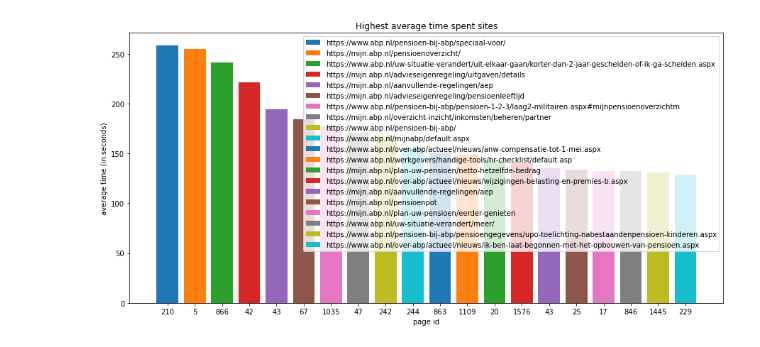
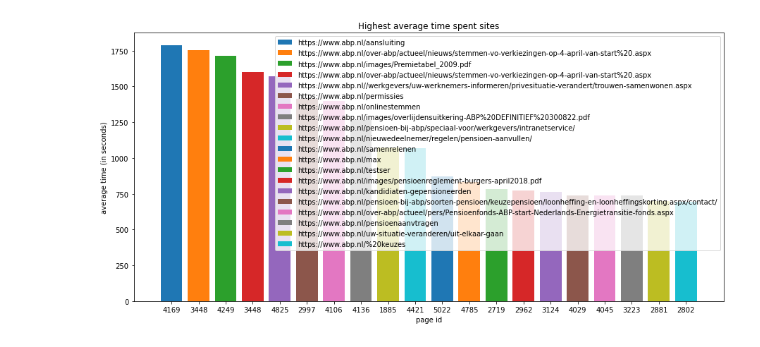
Before and after one commit to MatthewFoster02/3-1-APG-Digital-Exit-Strategy, a Jupyter notebook: src/main/time_spent_visualization.ipynb, the cells around one changed output. Cells and saved outputs as stored; diff of their text form; code cells hidden in the pictures.

Commit message:
temp

```diff
--- a/src/main/time_spent_visualization.ipynb
+++ b/src/main/time_spent_visualization.ipynb
@@ -14,25 +14,31 @@ def add_address_of_reduced_url(given_address): # could be useful for easily allo
 
 # ------ operations -------
 def load_time_spent_to_list(size, url_infos, time_infos):
-    temp = [[] * 1 for i in range(size+1)] # 2D list, changeable and allows same values
+    temp = [[] * 1 for i in range(size+1)] # 2D list, changeable and allows same values where each index represents the id of the page
 
     for x in range(len(time_infos)):
-        time_info = time_infos[x]
-        current_URL_list = url_infos[x]
+        time_info = time_infos[x] # accessing time_spent info of the user
+        current_URL_list = url_infos[x] # accessing page ids the user has accessed
         for y in range(len(time_info)):
-            temp[current_URL_list[y]].append(time_info[y])
+            temp[current_URL_list[y]].append(time_info[y]) # adding time info to it's corresponding index (page id)
 
     return temp
 
-def get_average_list(given_lists, lower):
-    avg_time_spent_list = [int(sum(given_list) / len(given_list)) if len(given_list) > lower else 0 for given_list in given_lists]
+def get_average_list(given_lists, lower_bound = 0):
+    avg_time_spent_list = [int(sum(given_list) / len(given_list)) if len(given_list) > lower_bound else 0 for given_list in given_lists]
     return avg_time_spent_list
 
 def get_freq_list(given_lists):
-    freq_of_time_spent_list = [len(given_list) for given_list in given_lists]
+    freq_of_time_spent_list = [len(given_list) for given_list in given_lists] # should length of 0 not be added at all?
     return freq_of_time_spent_list
 
-def get_confidence_interval(given_list): # not useful right now
+def get_freq_list(given_lists, lower_bound = 0):
+    freq_of_time_spent_list = [len(given_list) if len(given_list) > lower_bound else 0 for given_list in given_lists] # should length of 0 not be added at all?
+    freq_of_time_spent_list = [i for i in freq_of_time_spent_list if i != 0] # removing 0
+    return freq_of_time_spent_list
+
+# this might not be the correct way of calculating confidence intervals, TODO
+def get_confidence_interval(given_list): # currently only "frequency list" as an input makes sense to this method
     temp = given_list.copy()
     m = np.mean(temp)
     s = np.std(temp)
@@ -43,14 +49,14 @@ def get_confidence_interval(given_list): # not useful right now
 
     return [m-s*t_crit/np.sqrt(len(temp)), m+s*t_crit/np.sqrt(len(temp))] # returns lower-bound and upper-bound
 
-def get_var_list(given_lists):
-    var_time_spent_list = [np.var(given_list) if len(given_list) != 0 else 0 for given_list in given_lists]
+def get_var_list(given_lists, lower_bound = 0):
+    var_time_spent_list = [np.var(given_list) if len(given_list) > lower_bound else 0 for given_list in given_lists] # is this right?
     return var_time_spent_list
 
 # this will allow us to get top N of any list with it's urls too (assuming index represents the id of page)
 def get_top_N(elements, size):
-    temp = elements.copy() # to disallow changes of temp to affect the orginial one
-    temp = [int(x) for x in temp]
+    temp = elements.copy() # to disallow changes of temp to affect the original one
+    temp = [int(x) for x in temp] # converting to int to make it easier to represent in visualization
     highest_values = []
     saved_indexes = []
     saved_urls = []
@@ -62,17 +68,17 @@ def get_top_N(elements, size):
                 biggest_val = temp[l]
 
         highest_values.append(biggest_val)
-        current_index = temp.index(biggest_val) # returns the first occurrence, so no problem
+        current_index = temp.index(biggest_val) # getting index of the first occurrence, this loop will continue until we have no such occurrence; then it will go onto the next value
 
         saved_indexes.append(current_index)
         saved_urls.append(url_references.urls[current_index]) # url_references.urls[id_of_min]
         temp.remove(biggest_val)
 
-    return highest_values, saved_urls, saved_indexes
+    return highest_values, saved_urls, saved_indexes # additionally returning the urls too for extra information
 
 # this will allow us to get least N of any list with it's urls too (assuming index represents the id of page)
 def get_least_N(elements, size):
-    temp = elements.copy() # to disallow changes of temp to affect the orginial one
+    temp = elements.copy() # to disallow changes of temp to affect the original one
     temp = [int(x) for x in temp]
     lowest_values = []
     saved_indexes = []
@@ -140,28 +159,28 @@ plt.show()
 # %%
-# this part is for finding out the top N the highest averages
+# this part is for finding out the top N the highest averages before pruning
 
 # deciding how much far we want to go
 size = 20
 
-avg_list = get_average_list(info_list, 3679)
+avg_list = get_average_list(info_list)
 [sorted_avg_list, urls_of_sorted_avg, indexes_of_sorted_avg] = get_top_N(avg_list, size)
 
 fig = plt.subplots(figsize = (15,7))
 
  # plt.bar(indexes_of_sorted_avg[-size:], sorted_avg_list[-size:])
 
 xs = np.arange(len(indexes_of_sorted_avg))
 plt.xticks(xs, indexes_of_sorted_avg)
 
 for i, x in enumerate(xs):
     plt.bar(i, sorted_avg_list[x])
 
 labels = urls_of_sorted_avg
 plt.title('Highest average time spent sites')
 plt.xlabel('page id')
 plt.ylabel('average time (in seconds)')
 plt.legend(labels)
 
-plt.savefig('top_20_avg_time_spent_sites.pdf')
+plt.show('top_20_avg_time_spent_sites.pdf')
 # %% [output]
-[figure, old version]
+[figure, new version]
```
Also changed, not shown: parts of 8 cells of this notebook, 2 other files.
